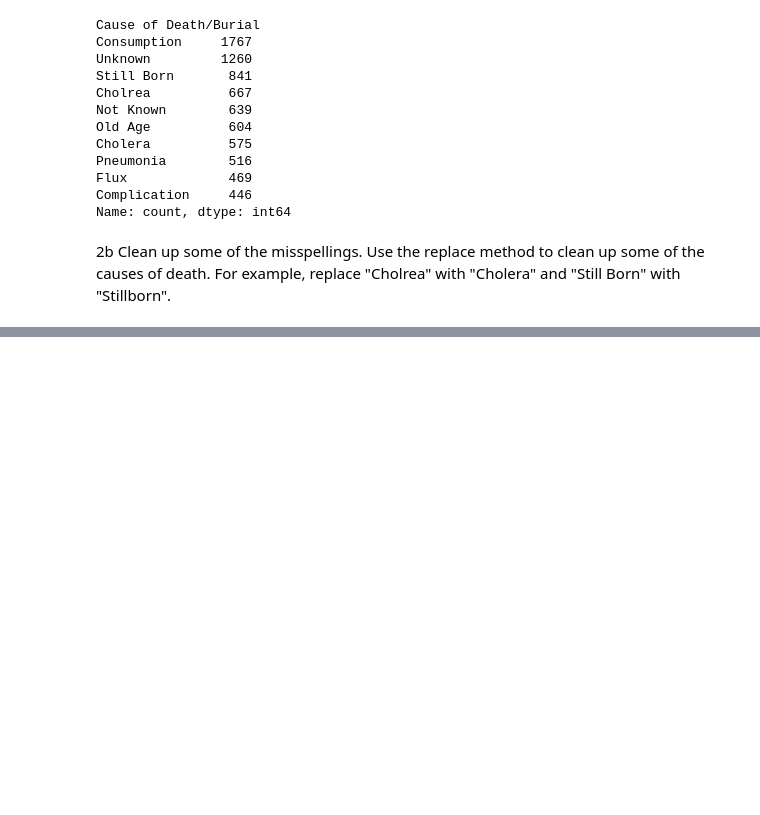
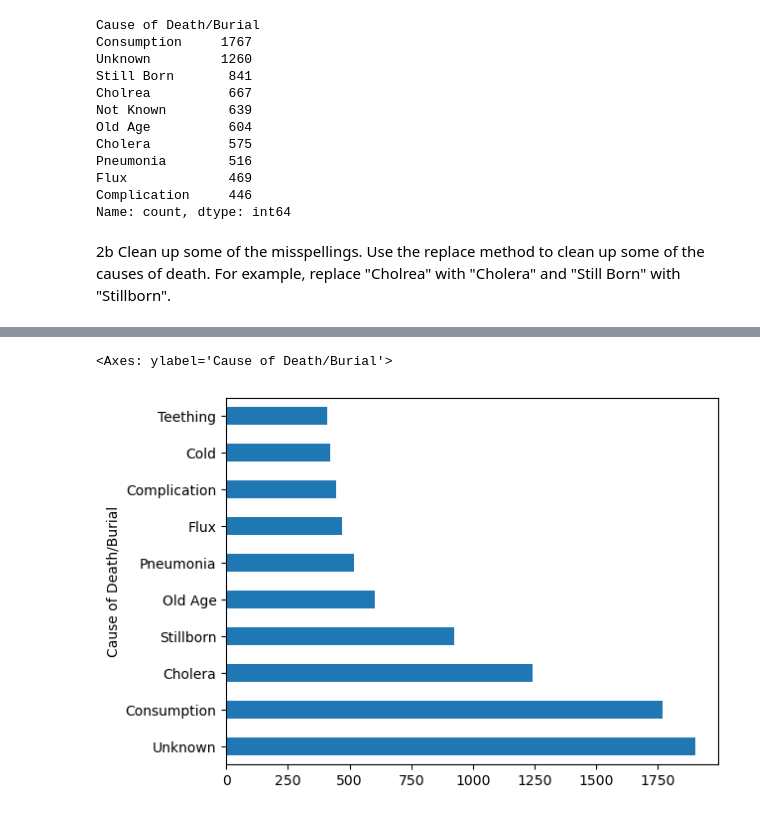
Before and after one commit to NSS-Data-Analytics-Cohort-10/advanced-pandas-antoinette-anderson, a Jupyter notebook: notebook/Nashville_City_Cemetery .ipynb, the cells around one changed output, grey strips where cells are left out. Cells and saved outputs as stored; diff of their text form; code cells hidden in the pictures; blank space fills up the shorter version.

```diff
--- a/notebook/Nashville_City_Cemetery .ipynb
+++ b/notebook/Nashville_City_Cemetery .ipynb
@@ -63,3 +83,6 @@ Complication     446
 Name: count, dtype: int64
 # %% [markdown]
 2b Clean up some of the misspellings. Use the replace method to clean up some of the causes of death. For example, replace "Cholrea" with "Cholera" and "Still Born" with "Stillborn".
+# %%
+cemetery_replace=cemetery_df.replace('Cholrea', 'Cholera').replace('Still Born', 'Stillborn').replace('Feever', 'Fever').replace('Not Known', 'Unknown').replace('Diarherea', 'Diarrhea')
+print(cemetery_replace)
@@ -65,0 +124,5 @@ Name: count, dtype: int64
+# %%
+cemetery_replace['Cause of Death/Burial'].value_counts().head(10).plot(kind='barh')
+# %% [output]
+<Axes: ylabel='Cause of Death/Burial'>
+[figure, added]
```
Also changed, not shown: parts of 4 cells of this notebook.
